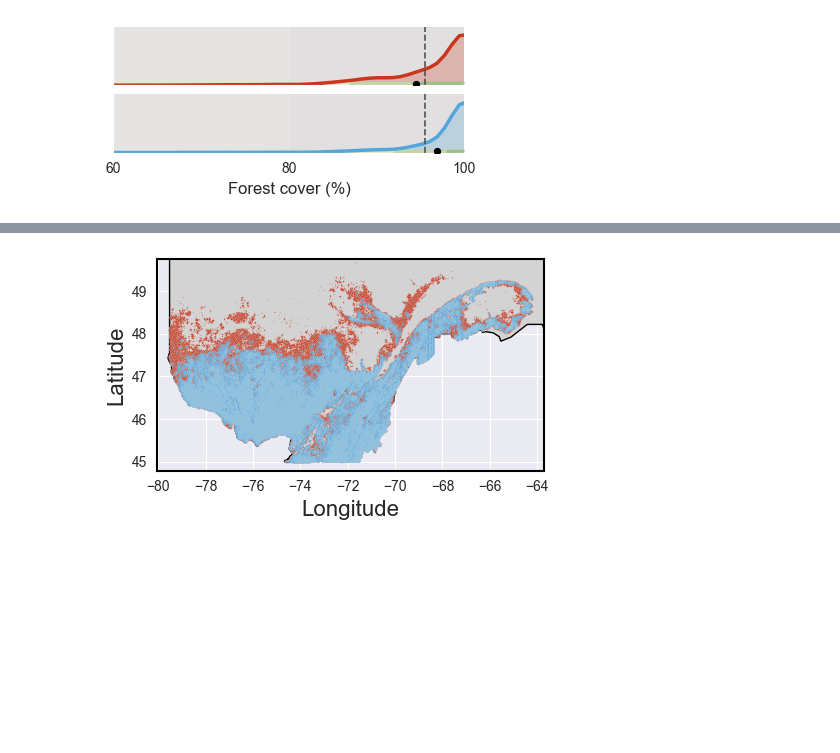
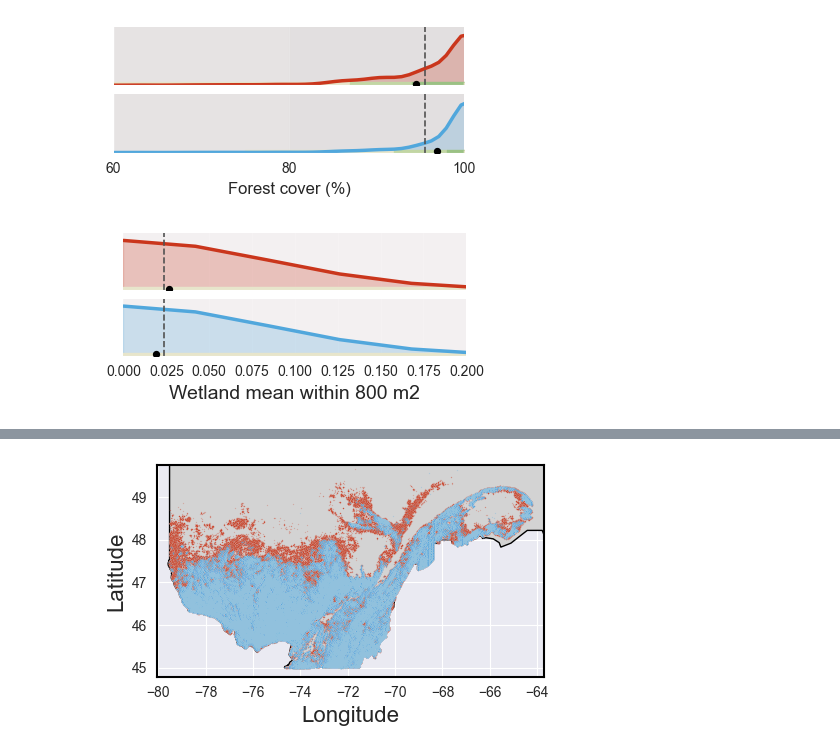
Before and after one commit to jorgelizarazo94/Maple_Quebecois, a Jupyter notebook: Maples_split.ipynb, the cells around one changed output, grey strips where cells are left out. Drawn from its saved outputs; the diff is of its cells as text; code cells hidden in the pictures; blank space fills up the shorter version.

```diff
--- a/Maples_split.ipynb
+++ b/Maples_split.ipynb
@@ -15,4 +15,7 @@ import geopandas as gpd
 import seaborn as sns
 # %%
 db = pd.read_csv(csv_file_path, dtype=dtype_spec)
+# %%
+db_raw = pd.read_csv(csv_file_path, dtype=dtype_spec)
+cluster_col = next((c for c in db_raw.columns if c.lower().startswith('cluster')), None)
 # %%
@@ -1211,5 +1261,79 @@ plt.subplots_adjust(hspace=0.15)
 plt.show()
 # %% [output]
 [figure]
+# %%
+def fresh():
+    return db_raw.copy()
+
+db = fresh()
+db = db.replace([np.inf, -np.inf], np.nan).dropna(subset=['essence', 'wetland_mean_500km', 'cluster_k'])
+#db = db[db['cluster_k'] == 3]
+db = db[(db['wetland_mean_500km'] >= 0) & (db['wetland_mean_500km'] <= 5)]
+
+# Eje X común (0–5)
+xmin, xmax = 0.0, 5.0
+x = np.linspace(xmin, xmax, bins)
+global_mean = db['wetland_mean_500km'].mean()
+
+# === KDE suave ===
+def smooth_density(values, x_grid, sigma_bins=2.0):
+    counts, _ = np.histogram(values, bins=len(x_grid),
+                             range=(x_grid.min(), x_grid.max()), density=True)
+    half = int(4 * sigma_bins)
+    kx = np.arange(-half, half + 1)
+    kernel = np.exp(-(kx**2) / (2 * sigma_bins**2))
+    kernel /= kernel.sum()
+    return np.convolve(counts, kernel, mode='same')
+
+# === Figura ===
+fig, axs = plt.subplots(nrows=len(species_order), ncols=1, figsize=(4, 2), sharex=True)
+if len(species_order) == 1:
+    axs = [axs]
+
+for i, sp in enumerate(species_order):
+    ax = axs[i]
+    subset = db[db['essence'] == sp]
+
+    y = smooth_density(subset['wetland_mean_500km'].values, x, sigma_bins=sigma)
+    y = y / (y.max() if y.max() > 0 else 1.0)
+
+    # Bandas guía (0 = no humedal; 1–4 = clases principales)
+    ax.axvspan(0, 1, color='#f4f1f1', alpha=0.95, zorder=0)
+    ax.axvspan(1, 2, color='#efeded', alpha=0.95, zorder=0)
+    ax.axvspan(2, 3, color='#eae7e7', alpha=0.95, zorder=0)
+    ax.axvspan(3, 4, color='#e6e3e3', alpha=0.95, zorder=0)
+    ax.axvspan(4, 5, color='#e2dfdf', alpha=0.95, zorder=0)
+
+    # Curva principal
+    ax.plot(x, y, color=species_colors[sp], linewidth=2.5)
+    ax.fill_between(x, 0, y, color=species_colors[sp], alpha=0.25)
+
+    # Cuantiles
+    qs = np.percentile(subset['wetland_mean_500km'], [2.5, 10, 25, 75, 90, 97.5])
+    band_y = 0.06
+    for j in range(len(qs) - 1):
+        ax.fill_between([qs[j], qs[j + 1]], 0, band_y, color=colors[j % len(colors)], alpha=1.0)
+
+    # Medias
+    sp_mean = subset['wetland_mean_500km'].mean()
+    ax.axvline(global_mean, color=darkgrey, linestyle='--', linewidth=1.2)
+    ax.scatter([sp_mean], [band_y / 2], color='black', s=18, zorder=4)
+
+    # Limpieza
+    ax.set_ylim(0, y_scale)
+    ax.set_xlim(0, 0.2)
+    ax.set_yticks([])
+    ax.spines[['left', 'top', 'right']].set_visible(False)
+    ax.grid(axis='x', alpha=0.2)
+
+# Etiqueta del eje X
+axs[-1].set_xlabel('Wetland mean within 800 m2', fontsize=14)
+
+plt.tight_layout()
+plt.subplots_adjust(hspace=0.15)
+plt.savefig('images/wetland_mean_800m.png', transparent=True, dpi=300)
+plt.show()
+# %% [output]
+[figure, added]
 # %%
 import seaborn as sns
```
Also changed, not shown: parts of 20 cells of this notebook, 2 other files.
